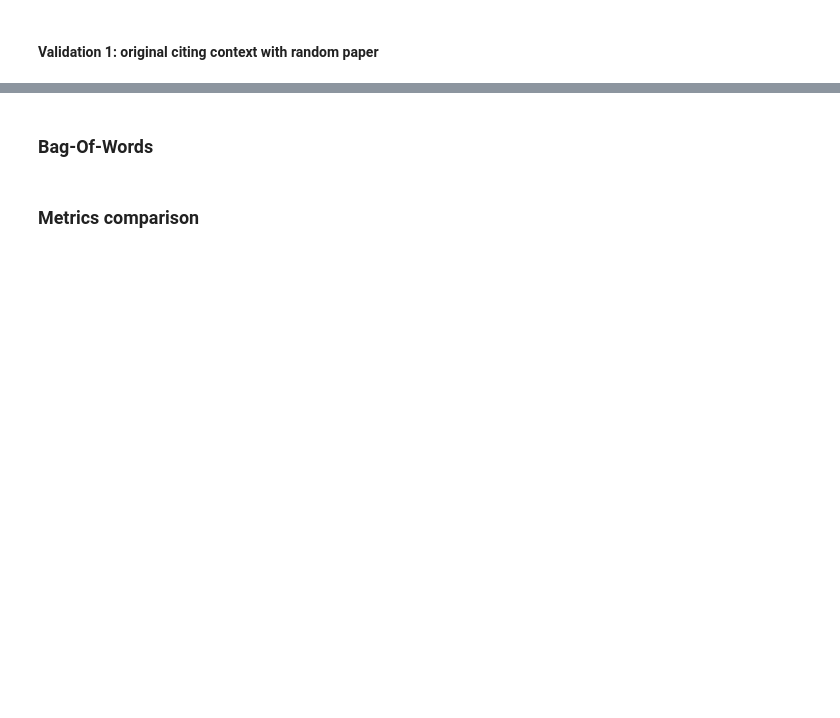
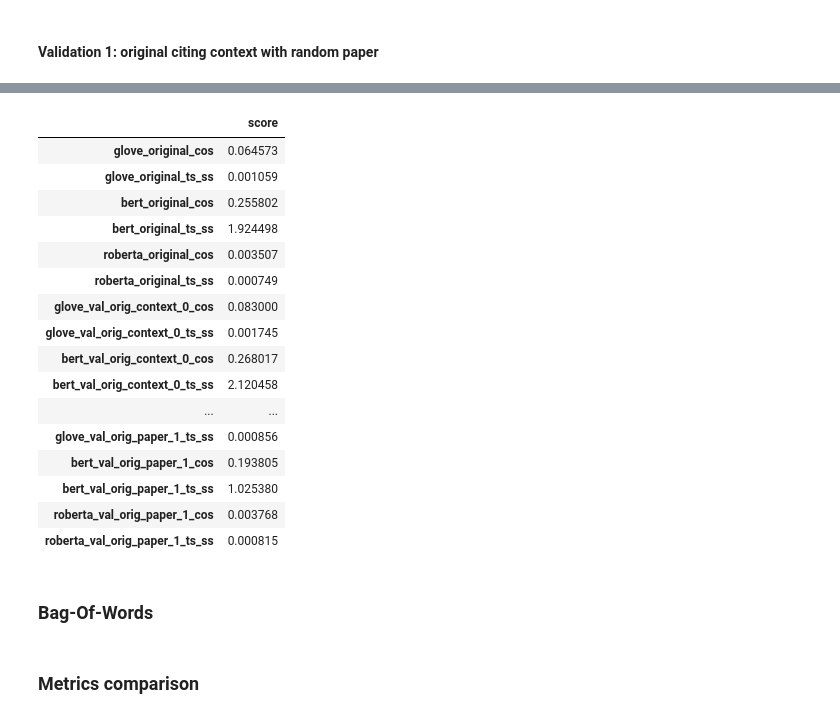
Before and after one commit to kaglowka/source-drill, a Jupyter notebook: Report.ipynb, the cells around one changed output, grey strips where cells are left out. Drawn from its saved outputs; the diff is of its cells as text; code cells hidden in the pictures; blank space fills up the shorter version.

```diff
--- a/Report.ipynb
+++ b/Report.ipynb
@@ -92,3 +100,23 @@ plt.bar(data.index, data["score"])
+# %%
+data
+# %% [output]
+|  | score |
+| glove_original_cos | 0.064573 |
+| glove_original_ts_ss | 0.001059 |
+| bert_original_cos | 0.255802 |
+| bert_original_ts_ss | 1.924498 |
+| roberta_original_cos | 0.003507 |
+| roberta_original_ts_ss | 0.000749 |
+| glove_val_orig_context_0_cos | 0.083000 |
+| glove_val_orig_context_0_ts_ss | 0.001745 |
+| bert_val_orig_context_0_cos | 0.268017 |
+| bert_val_orig_context_0_ts_ss | 2.120458 |
+| ... | ... |
+| glove_val_orig_paper_1_ts_ss | 0.000856 |
+| bert_val_orig_paper_1_cos | 0.193805 |
+| bert_val_orig_paper_1_ts_ss | 1.025380 |
+| roberta_val_orig_paper_1_cos | 0.003768 |
+| roberta_val_orig_paper_1_ts_ss | 0.000815 |
 # %% [markdown]
 ### Bag-Of-Words
 # %% [markdown]
```
Also changed, not shown: parts of 11 cells of this notebook, 3 other files.
